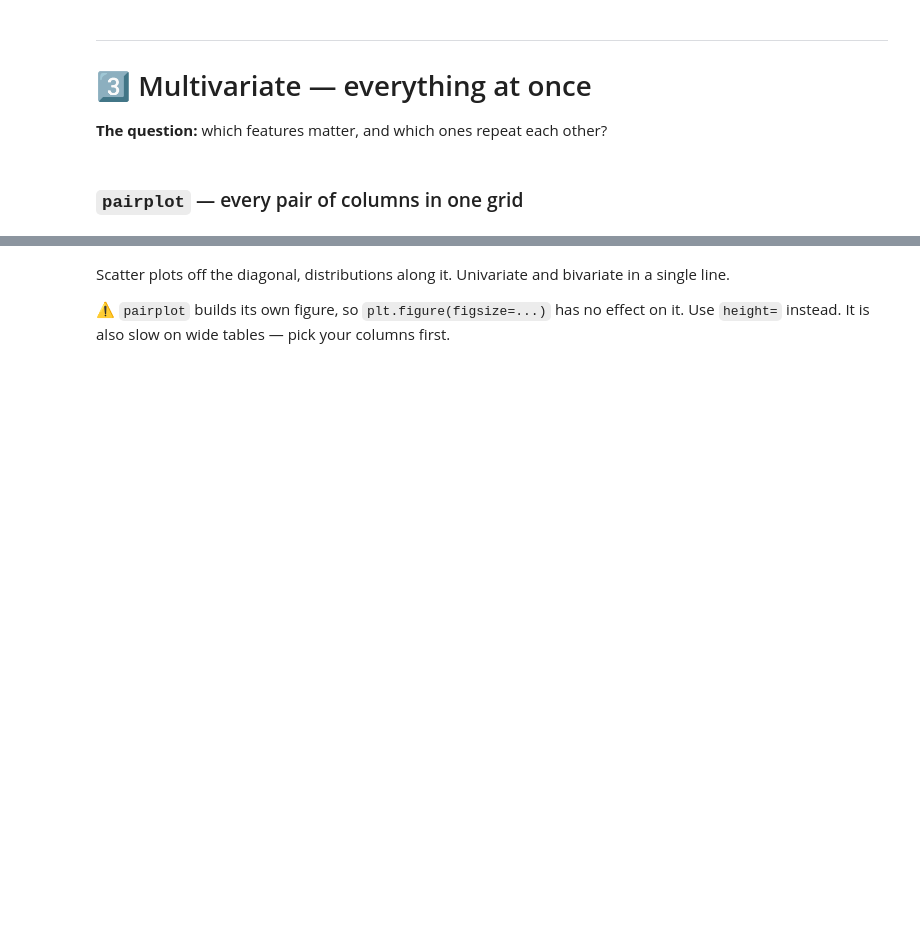
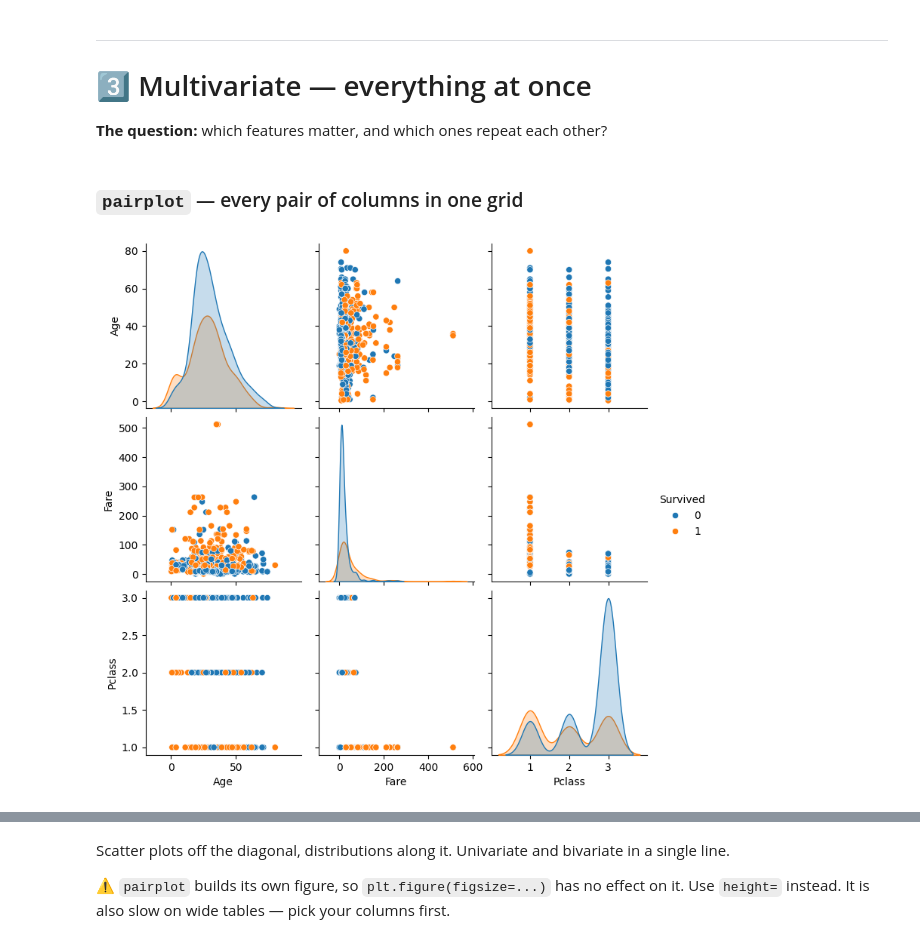
Before and after one commit to prishitasingh7/assigments, a Jupyter notebook: pandas/plotting_for_ml.ipynb, the cells around one changed output, grey strips where cells are left out. Drawn from its saved outputs; the diff is of its cells as text; code cells hidden in the pictures; blank space fills up the shorter version.

```diff
--- a/pandas/plotting_for_ml.ipynb
+++ b/pandas/plotting_for_ml.ipynb
@@ -304,5 +322,17 @@ plt.show()
 **The question:** which features matter, and which ones repeat each other?
 # %% [markdown]
 ### `pairplot` — every pair of columns in one grid
+# %%
+import seaborn as sns
+import matplotlib.pyplot as plt
+
+sns.pairplot(
+    df[["Age", "Fare", "Pclass", "Survived"]],
+    hue="Survived"
+)
+
+plt.show()
+# %% [output]
+[figure, added]
 # %%
 # pairplot of Age, Fare, Pclass and Survived, co loured by Survived
```
Also changed, not shown: parts of 5 cells of this notebook, 3 other files.
